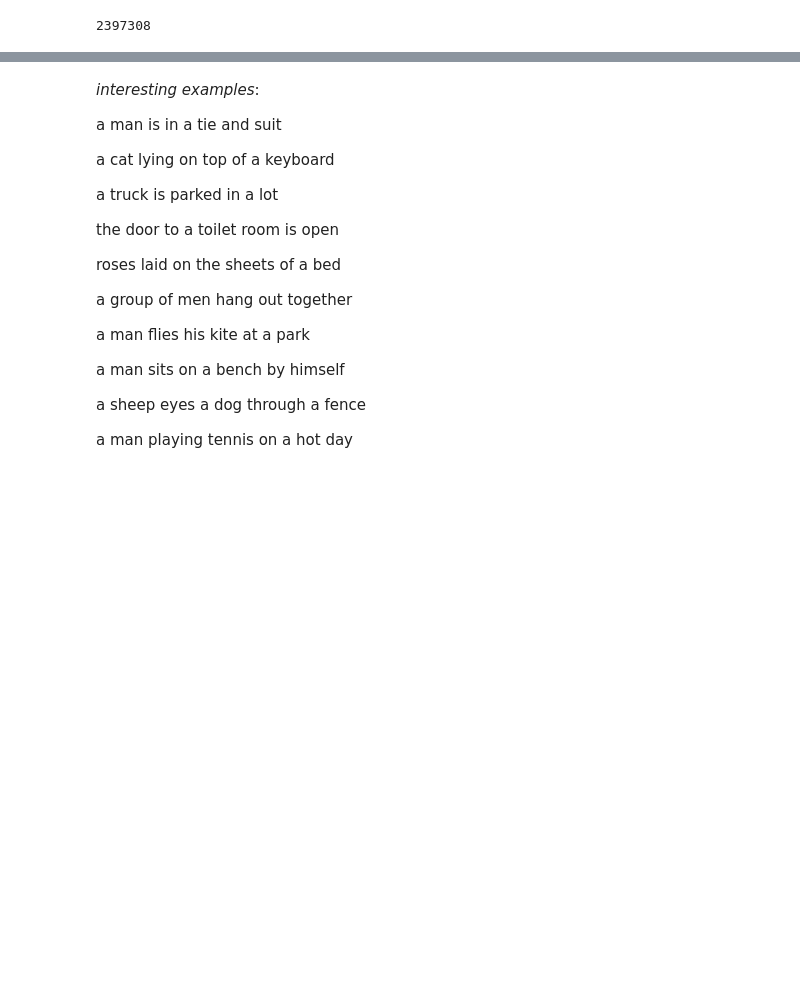
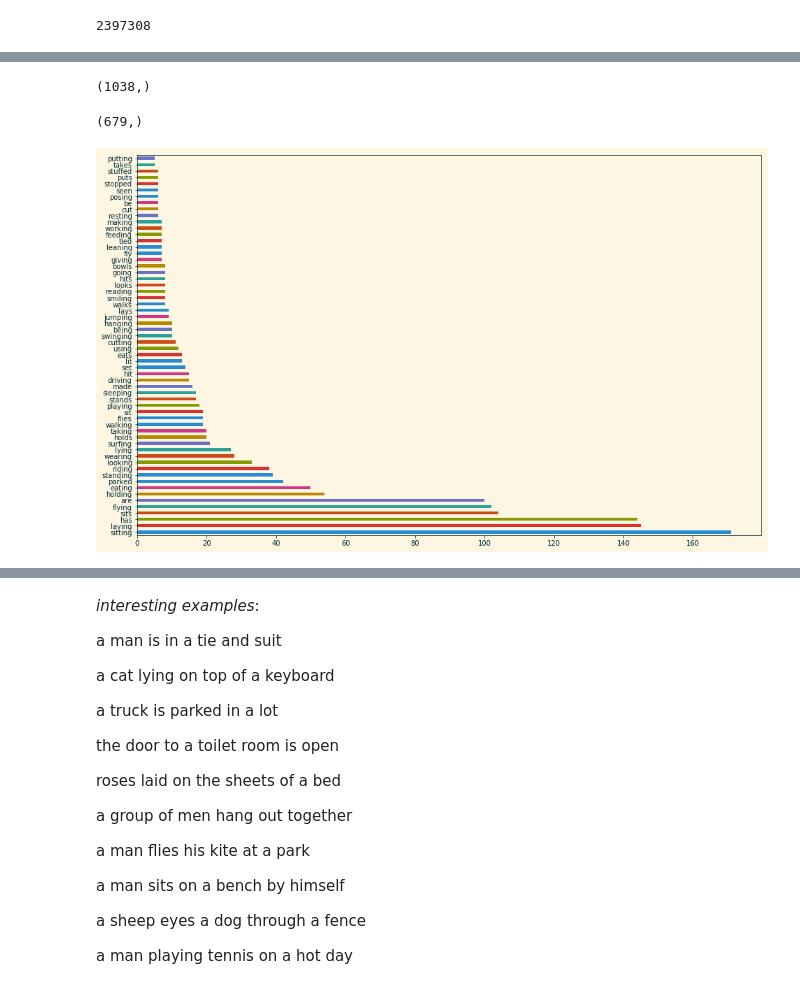
Before and after one commit to drschwenk/pictionary, a Jupyter notebook: eda.ipynb, the cells around one changed output, grey strips where cells are left out. Drawn from its saved outputs; the diff is of its cells as text; code cells hidden in the pictures; blank space fills up the shorter version.

```diff
--- a/eda.ipynb
+++ b/eda.ipynb
@@ -283,2 +266,4 @@ len(short_cap_l)
 # %%
-common_short = [c for c in tqdm(short_cap_l) if least_common_word(c, 3.5)]
+common_short = [c for c in tqdm(short_cap_l) if least_common_word(c, 2)]
+blacklist_removed = [s for s in common_short if not set([w.lower() for w in s.split()]).intersection(set(colors))]
+len(blacklist_removed)
@@ -333,0 +340,10 @@ common = wcounts.most_common(40)
+# %%
+pd.unique(all_words.apply(stemmer.stem)).shape
+# %% [output]
+(1038,)
+# %%
+u_verbs = pd.Series(pd.unique(noun_ser))
+
+pd.unique(u_verbs.apply(stemmer.stem)).shape
+# %% [output]
+(679,)
@@ -333,0 +355,4 @@ common = wcounts.most_common(40)
+# %%
+_ = most_common_verbs.plot(kind='barh')
+# %% [output]
+[figure, added]
```
Also changed, not shown: parts of 83 cells of this notebook, 1 other file.
